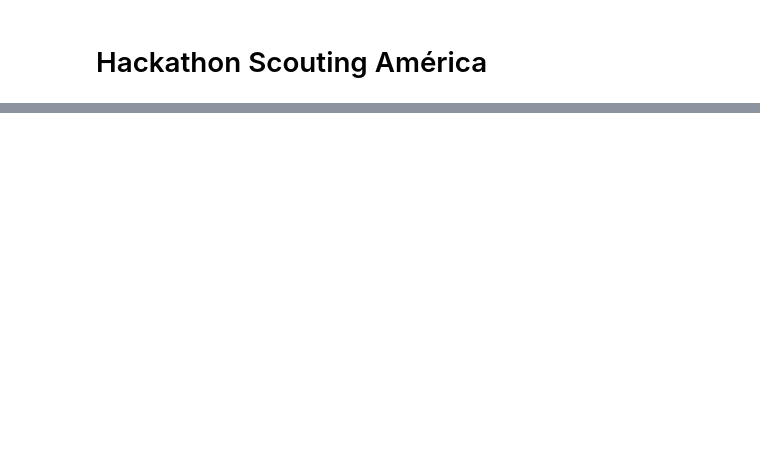
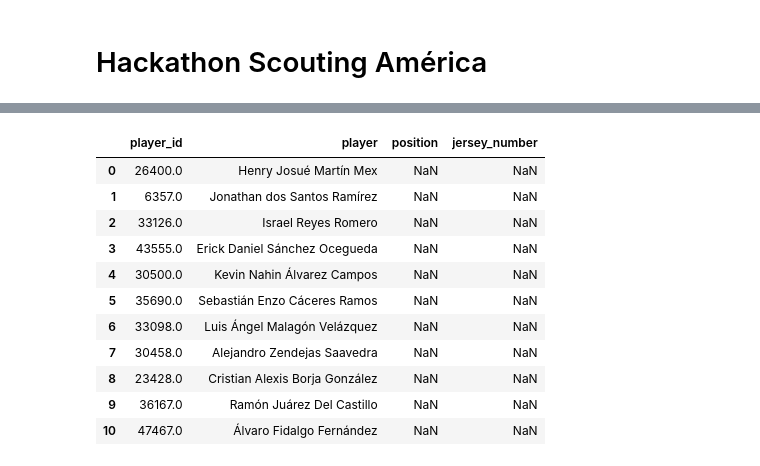
Before and after one commit to dulongski/hackathon-america, a Jupyter notebook: eda_hackathon.ipynb, the cells around one changed output, grey strips where cells are left out. Cells and saved outputs as stored; diff of their text form; code cells hidden in the pictures; blank space fills up the shorter version.

```diff
--- a/eda_hackathon.ipynb
+++ b/eda_hackathon.ipynb
@@ -88,5 +79,5 @@ events_2425 = sb.competition_events(
 # %%
-events_2122.to_csv('events_2122.csv')
-events_2223.to_csv('events_2223.csv')
-events_2324.to_csv('events_2324.csv')
-events_2425.to_csv('events_2425.csv')
+events_2122 = pd.read_csv('data/events_2122.csv')
+events_2223 = pd.read_csv('data/events_2223.csv')
+events_2324 = pd.read_csv('data/events_2324.csv')
+events_2425 = pd.read_csv('data/events_2425.csv')
@@ -99,0 +1198,15 @@ list_matches
+# %%
+xi_df
+# %% [output]
+|  | player_id | player | position | jersey_number |
+| 0 | 26400.0 | Henry Josué Martín Mex | NaN | NaN |
+| 1 | 6357.0 | Jonathan dos Santos Ramírez | NaN | NaN |
+| 2 | 33126.0 | Israel Reyes Romero | NaN | NaN |
+| 3 | 43555.0 | Erick Daniel Sánchez Ocegueda | NaN | NaN |
+| 4 | 30500.0 | Kevin Nahin Álvarez Campos | NaN | NaN |
+| 5 | 35690.0 | Sebastián Enzo Cáceres Ramos | NaN | NaN |
+| 6 | 33098.0 | Luis Ángel Malagón Velázquez | NaN | NaN |
+| 7 | 30458.0 | Alejandro Zendejas Saavedra | NaN | NaN |
+| 8 | 23428.0 | Cristian Alexis Borja González | NaN | NaN |
+| 9 | 36167.0 | Ramón Juárez Del Castillo | NaN | NaN |
+| 10 | 47467.0 | Álvaro Fidalgo Fernández | NaN | NaN |
```
Also changed, not shown: parts of 30 cells of this notebook, 3 other files.
